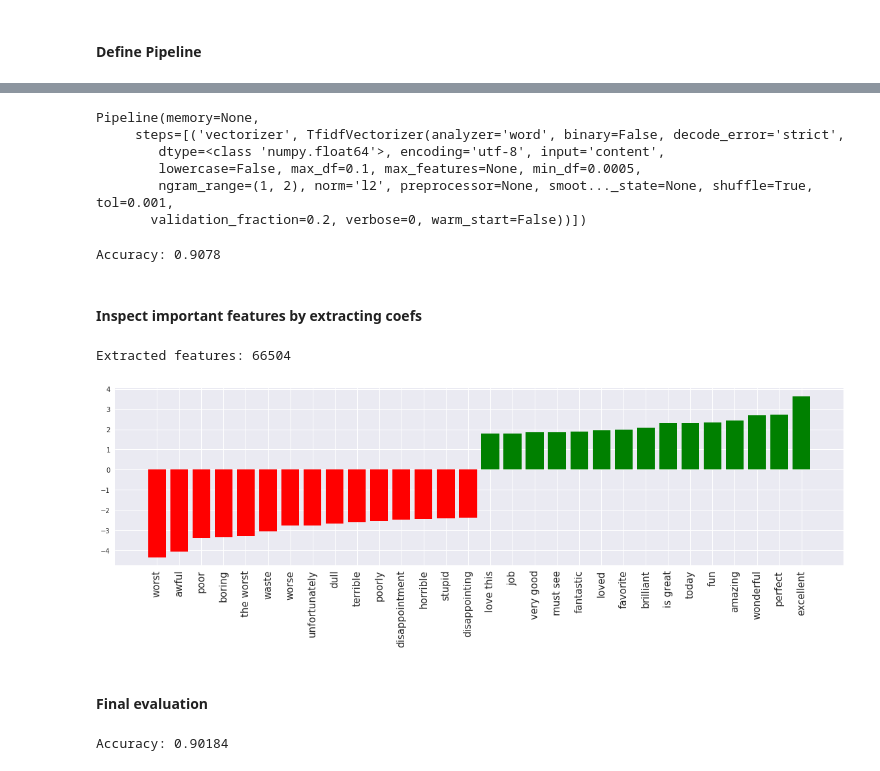
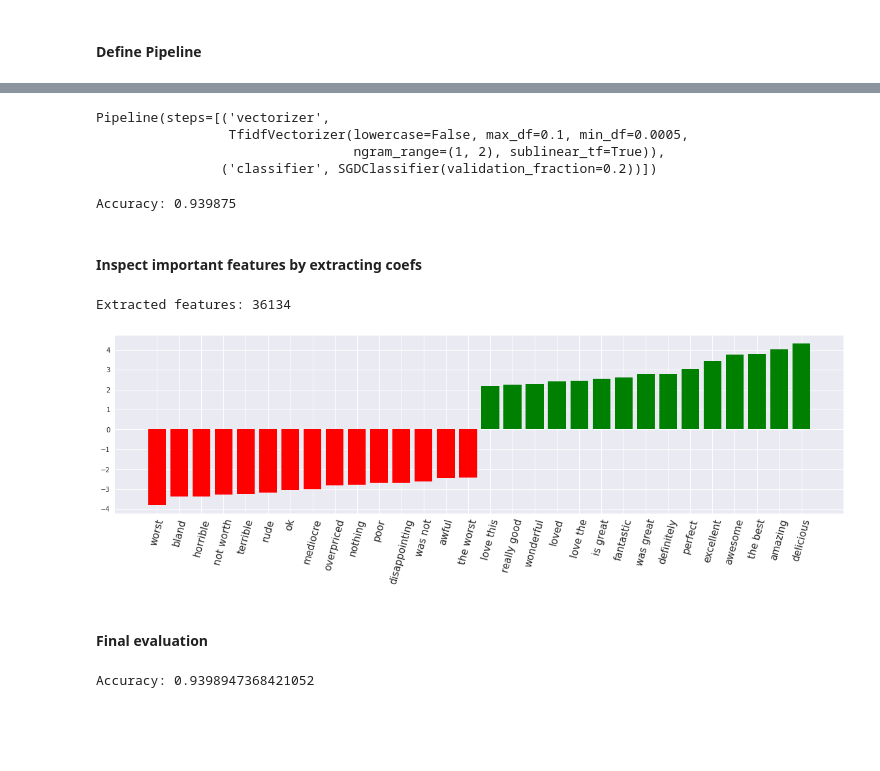
Before and after one commit to cmasch/cnn-text-classification, a Jupyter notebook: Evaluation.ipynb, the cells around one changed output, grey strips where cells are left out. Drawn from its saved outputs; the diff is of its cells as text; code cells hidden in the pictures; blank space fills up the shorter version.

```diff
--- a/Evaluation.ipynb
+++ b/Evaluation.ipynb
@@ -394,47 +302,29 @@ ml_classifier = Pipeline([
-# %%
-X_train, X_val, y_train, y_val = train_test_split(X, y, test_size=VAL_SIZE)
-ml_classifier.fit(X_train, y_train)
-# %% [output]
-Pipeline(memory=None,
-     steps=[('vectorizer', TfidfVectorizer(analyzer='word', binary=False, decode_error='strict',
-        dtype=<class 'numpy.float64'>, encoding='utf-8', input='content',
-        lowercase=False, max_df=0.1, max_features=None, min_df=0.0005,
-        ngram_range=(1, 2), norm='l2', preprocessor=None, smoot..._state=None, shuffle=True, tol=0.001,
-       validation_fraction=0.2, verbose=0, warm_start=False))])
+# %%
+_X_train, _X_val, _y_train, _y_val = train_test_split(X_train, y_train, test_size=VAL_SIZE)
+ml_classifier.fit(_X_train, _y_train)
+# %% [output]
+Pipeline(steps=[('vectorizer',
+                 TfidfVectorizer(lowercase=False, max_df=0.1, min_df=0.0005,
+                                 ngram_range=(1, 2), sublinear_tf=True)),
+                ('classifier', SGDClassifier(validation_fraction=0.2))])
 # %%
-val_pred = ml_classifier.predict(X_val)
-print('Accuracy:', np.mean(y_val==val_pred))
+val_pred = ml_classifier.predict(_X_val)
+print(f"Accuracy: {np.mean(_y_val==val_pred)}")
 # %% [output]
-Accuracy: 0.9078
+Accuracy: 0.939875
 # %% [markdown]
 #### Inspect important features by extracting coefs
-# %%
-nb_neg_features = 15
-nb_pos_features = 15
-
-feature_names = ml_classifier.get_params()['vectorizer'].get_feature_names()
-coef = ml_classifier.get_params()['classifier'].coef_.ravel()
-
-print('Extracted features: {}'.format(len(feature_names)))
-
-pos_coef = np.argsort(coef)[-nb_pos_features:]
-neg_coef = np.argsort(coef)[:nb_neg_features]
-interesting_coefs = np.hstack([neg_coef, pos_coef])
-
-# Plot
-plt.figure(figsize=(20, 5))
-colors = ['red' if c < 0 else 'green' for c in coef[interesting_coefs]]
-plt.bar(np.arange(nb_neg_features + nb_pos_features), coef[interesting_coefs], color=colors)
-feature_names = np.array(feature_names)
-plt.xticks(np.arange(nb_neg_features+nb_pos_features),feature_names[interesting_coefs],size=15,rotation=90,ha='center');
-plt.show()
-# %% [output]
-Extracted features: 66504
-[figure, removed]
+# %%
+from utils import visualize_features
+
+visualize_features(ml_classifier)
+# %% [output]
+Extracted features: 36134
+[figure, added]
 # %% [markdown]
 #### Final evaluation
 # %%
 preds = ml_classifier.predict(X_test)
-print('Accuracy:', np.mean(y_test==preds))
+print(f"Accuracy: {np.mean(y_test==preds)}")
 # %% [output]
-Accuracy: 0.90184
+Accuracy: 0.9398947368421052
```
Also changed, not shown: parts of 18 cells of this notebook, 3 other files.
